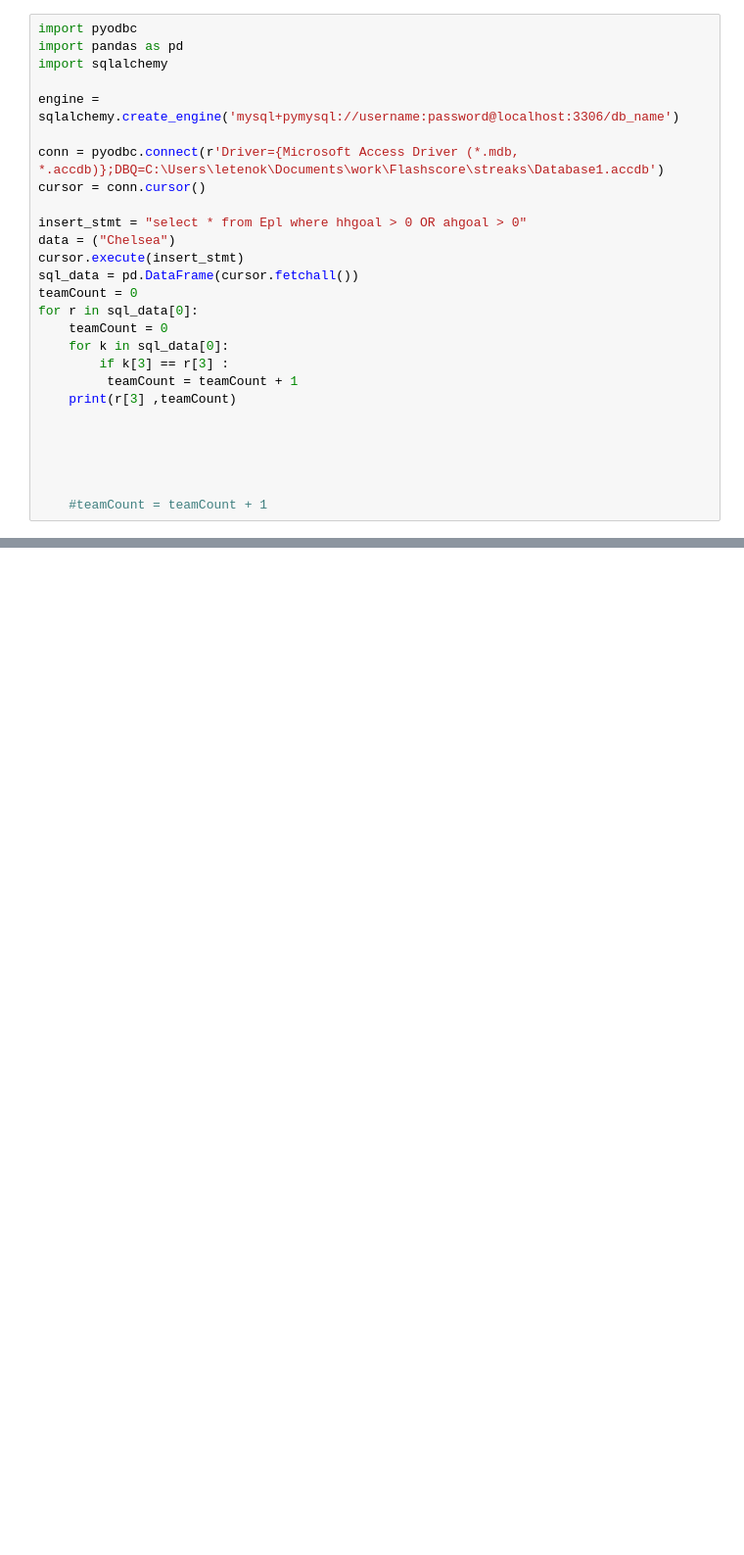
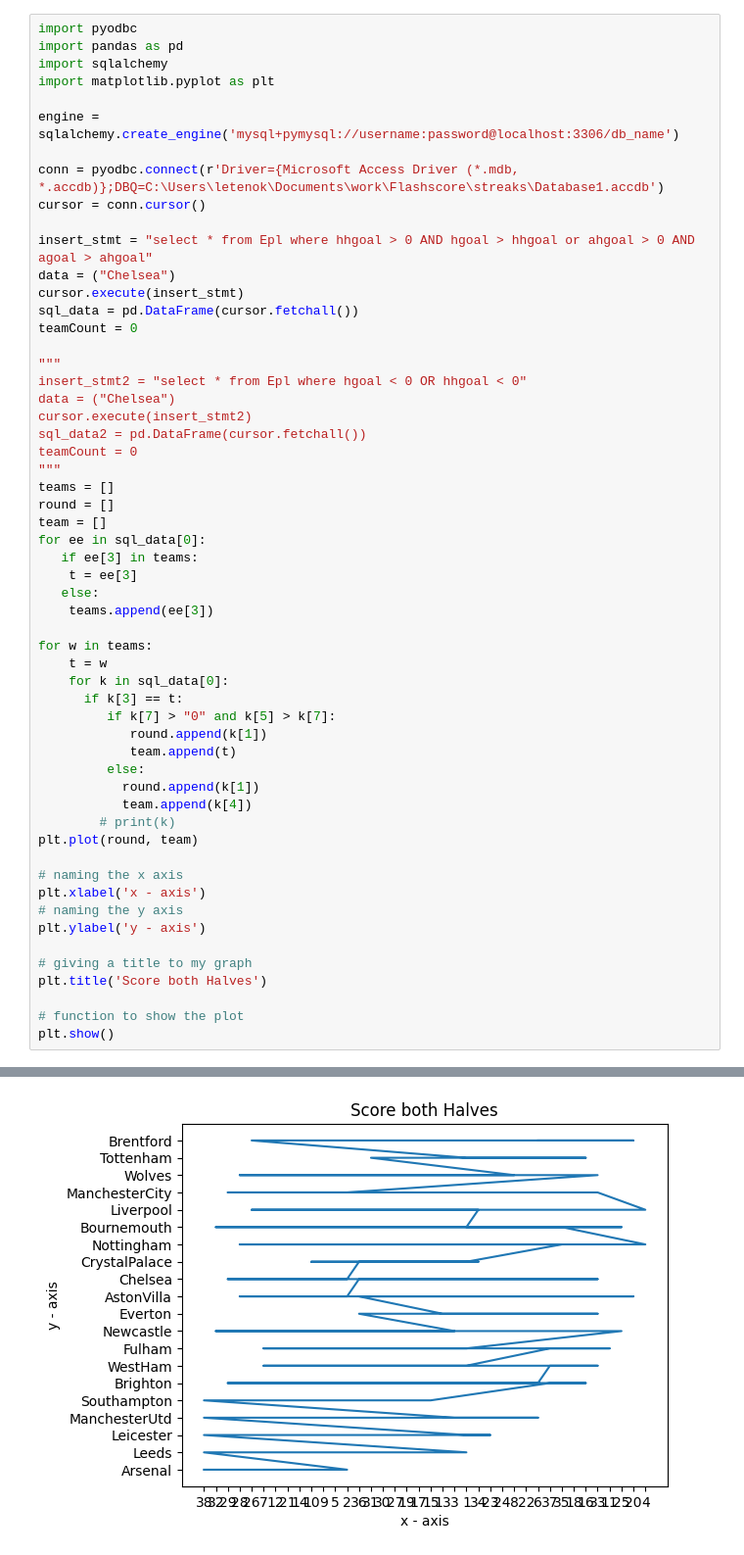
Before and after one commit to Git-Kampion/streaks, a Jupyter notebook: BetAnalysis.ipynb, the cells around one changed output, grey strips where cells are left out. Shown: that part at 98% size. Saved outputs shown, nothing was run; the diff lists cells and outputs as text; blank space fills up the shorter version.

Commit message:
Interpolate bothHalves to be continued

```diff
--- a/BetAnalysis.ipynb
+++ b/BetAnalysis.ipynb
@@ -2,27 +2,56 @@
 import pyodbc
 import pandas as pd
 import sqlalchemy
+import matplotlib.pyplot as plt
 
 engine = sqlalchemy.create_engine('mysql+pymysql://username:password@localhost:3306/db_name')
 
 conn = pyodbc.connect(r'Driver={Microsoft Access Driver (*.mdb, *.accdb)};DBQ=C:\Users\letenok\Documents\work\Flashscore\streaks\Database1.accdb')
 cursor = conn.cursor()
 
-insert_stmt = "select * from Epl where hhgoal > 0 OR ahgoal > 0"
+insert_stmt = "select * from Epl where hhgoal > 0 AND hgoal > hhgoal or ahgoal > 0 AND agoal > ahgoal"
 data = ("Chelsea")
 cursor.execute(insert_stmt)
 sql_data = pd.DataFrame(cursor.fetchall())
 teamCount = 0
-for r in sql_data[0]:
-    teamCount = 0
+
+"""
+insert_stmt2 = "select * from Epl where hgoal < 0 OR hhgoal < 0"
+data = ("Chelsea")
+cursor.execute(insert_stmt2)
+sql_data2 = pd.DataFrame(cursor.fetchall())
+teamCount = 0
+"""
+teams = []
+round = []
+team = []
+for ee in sql_data[0]:
+   if ee[3] in teams:
+    t = ee[3]
+   else:
+    teams.append(ee[3])
+
+for w in teams:
+    t = w
     for k in sql_data[0]:
-        if k[3] == r[3] :
-         teamCount = teamCount + 1
-    print(r[3] ,teamCount)
+      if k[3] == t:
+         if k[7] > "0" and k[5] > k[7]:
+            round.append(k[1])
+            team.append(t)
+         else:
+           round.append(k[1])
+           team.append(k[4])
+        # print(k)
+plt.plot(round, team)
 
+# naming the x axis
+plt.xlabel('x - axis')
+# naming the y axis
+plt.ylabel('y - axis')
 
+# giving a title to my graph
+plt.title('Score both Halves')
 
-
-
-    #teamCount = teamCount + 1
+# function to show the plot
+plt.show()
 # %% [output]
@@ -45,0 +58 @@ CrystalPalace 11
+[figure, added]
```
Also changed, not shown: parts of 3 cells of this notebook, 2 other files.
